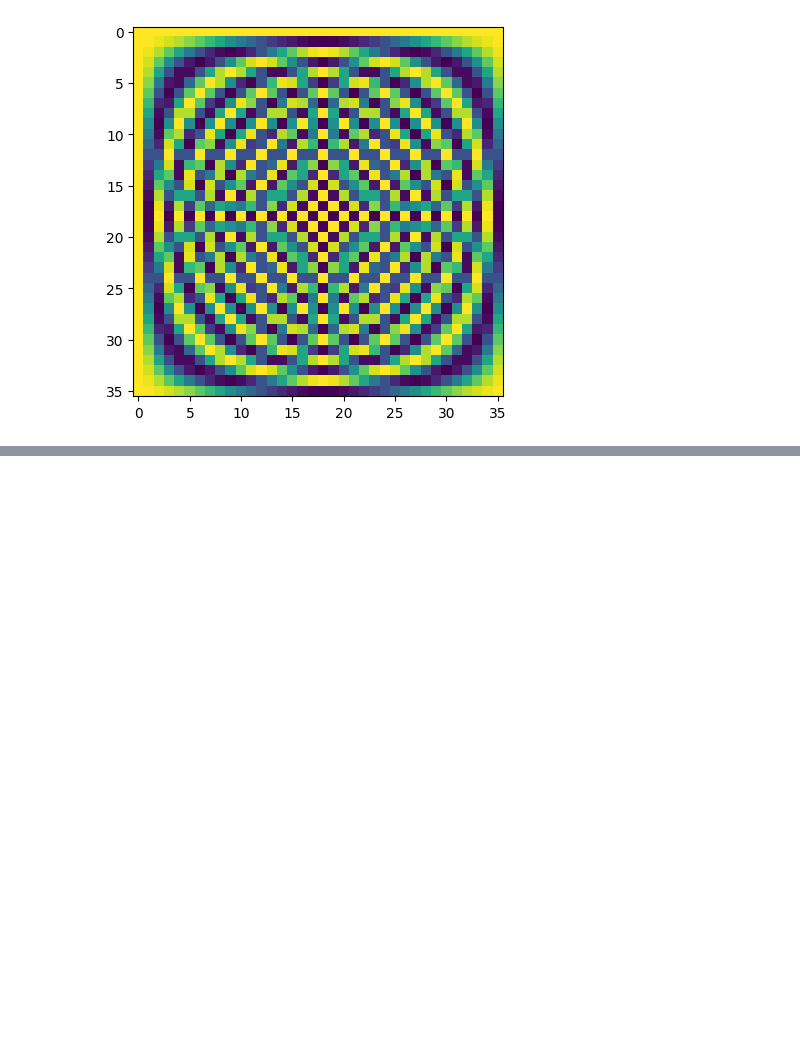
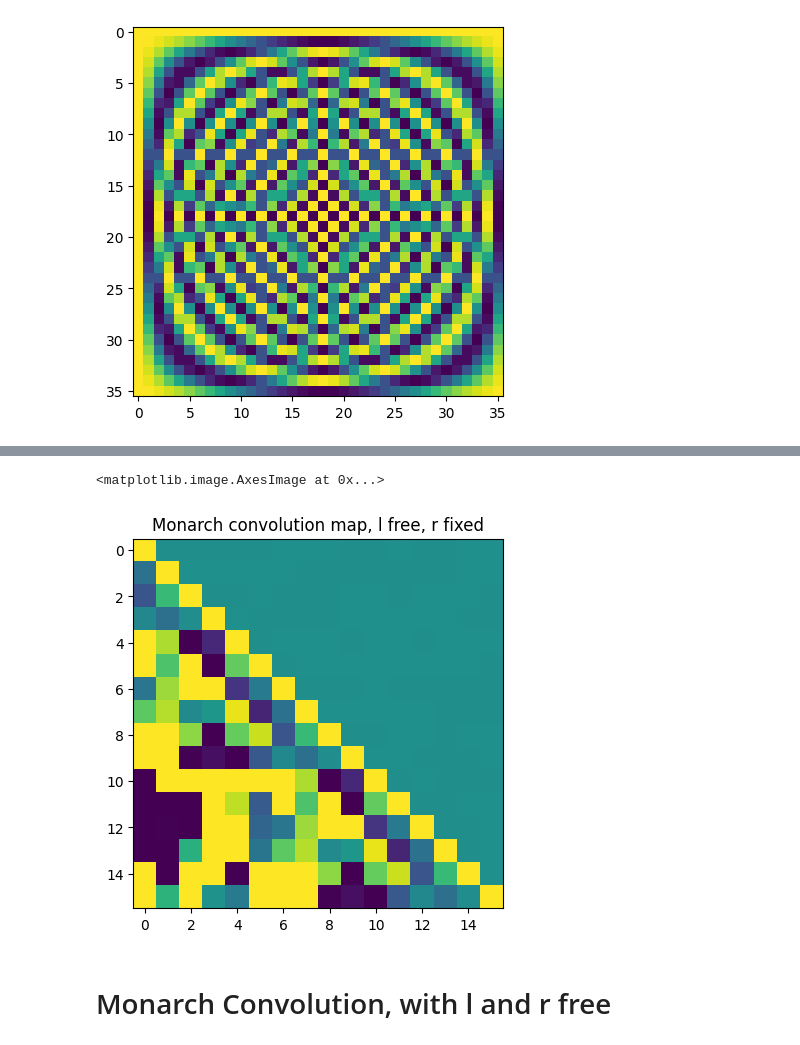
Before and after one commit to DanFu09/aquarium, a Jupyter notebook: notebooks/test_new_monarch.ipynb, the cells around one changed output, grey strips where cells are left out. Saved outputs shown, nothing was run; the diff lists cells and outputs as text; code cells hidden in the pictures; blank space fills up the shorter version.

```diff
--- a/notebooks/test_new_monarch.ipynb
+++ b/notebooks/test_new_monarch.ipynb
@@ -411,0 +494,20 @@ plt.colorbar()
+# %%
+pad_mat = torch.zeros(nearest_square, N, dtype=torch.cfloat)
+pad_mat[:N, :] = torch.diag(torch.ones(N, dtype=torch.cfloat))
+
+unpad_mat = pad_mat.T
+
+M_inv = torch.linalg.inv(M)
+K_f = M @ pad_mat @ k.to(torch.cfloat)
+
+K_f_diag = torch.diag(K_f)
+
+conv_map = unpad_mat @ M_inv @ K_f_diag @ M @ pad_mat
+
+plt.title('Monarch convolution map, l free, r fixed')
+plt.imshow(conv_map.real, vmin=-2, vmax=2)
+# %% [output]
+<matplotlib.image.AxesImage at 0x...>
+[figure, added]
+# %% [markdown]
+# Monarch Convolution, with l and r free
```
Also changed, not shown: parts of 13 cells of this notebook.
